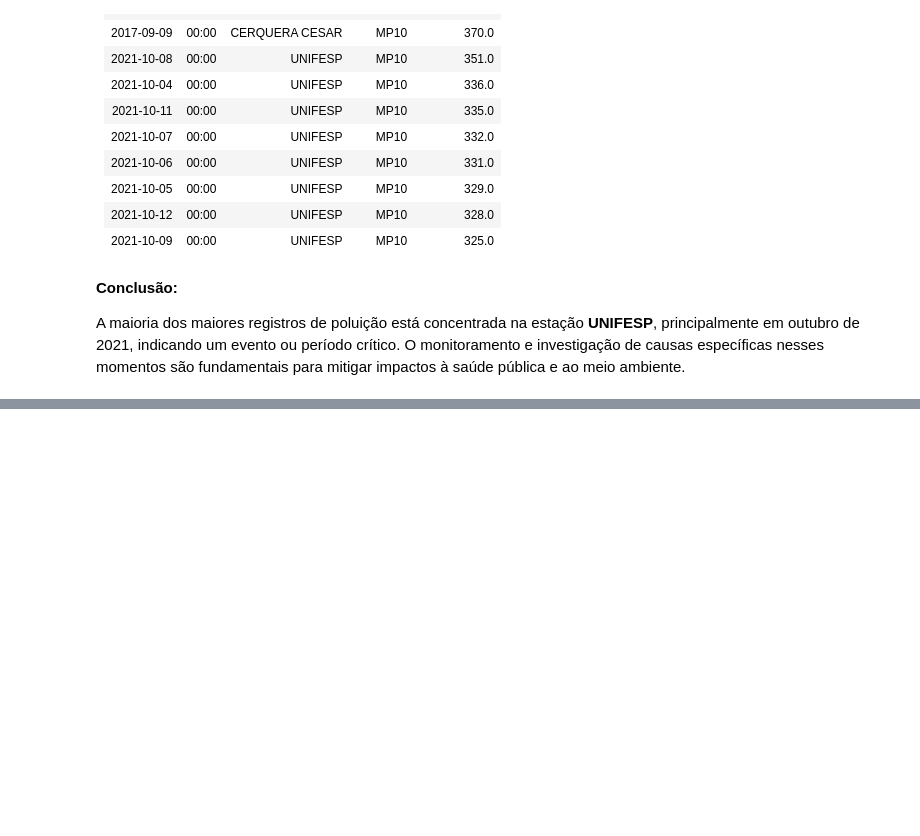
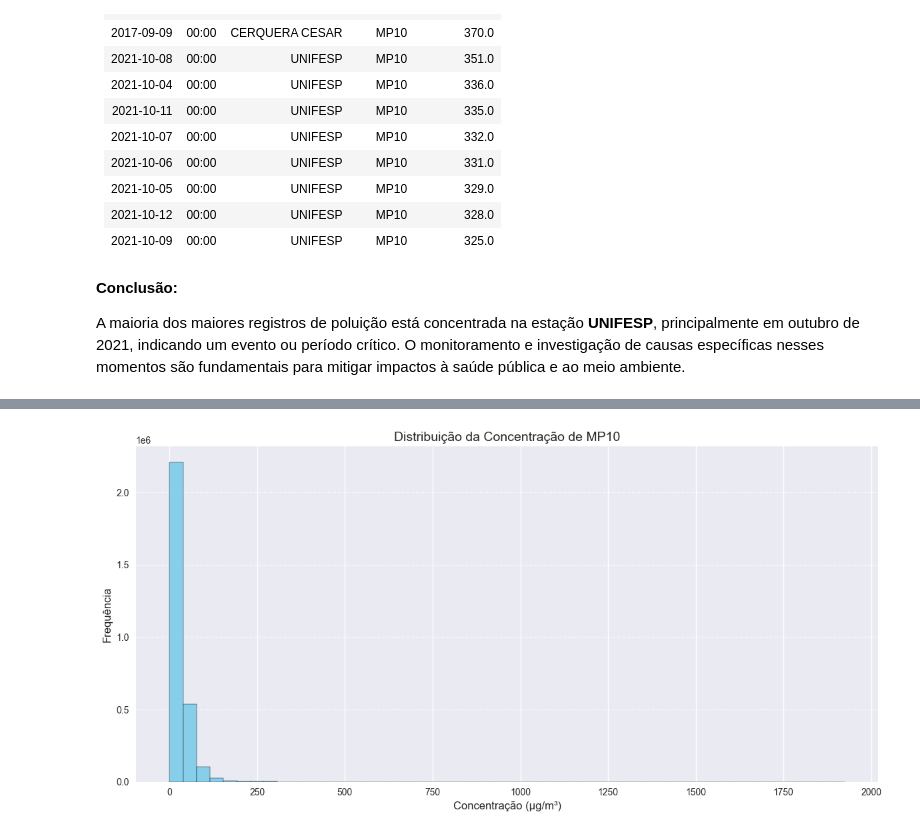
Before and after one commit to Jackson-Ramos/218606---ELABORAR-RELAT-RIO-ANAL-TICO-DE-DATA-SCIENCE, a Jupyter notebook: poluicao.ipynb, the cells around one changed output, grey strips where cells are left out. Saved outputs shown, nothing was run; the diff lists cells and outputs as text; code cells hidden in the pictures; blank space fills up the shorter version.

```diff
--- a/poluicao.ipynb
+++ b/poluicao.ipynb
@@ -764,0 +1051,20 @@ Registros com maiores níveis de poluição:
+# %%
+df_mp10 = df[df['Poluente'] == 'MP10'].copy()
+
+# Convertendo a coluna 'Data' para datetime
+df_mp10['Data'] = pd.to_datetime(df_mp10['Data'])
+
+# Ordenando os dados por data
+df_mp10 = df_mp10.sort_values(by='Data')
+
+# Plotando o histograma da concentração de MP10
+plt.figure(figsize=(12, 6))
+plt.hist(df_mp10['Valor'], bins=50, color='skyblue', edgecolor='black')
+plt.title('Distribuição da Concentração de MP10', fontsize=14)
+plt.xlabel('Concentração (µg/m³)', fontsize=12)
+plt.ylabel('Frequência', fontsize=12)
+plt.grid(axis='y', linestyle='--', alpha=0.7)
+plt.tight_layout()
+plt.show()
+# %% [output]
+[figure, added]
```
Also changed, not shown: parts of 18 cells of this notebook.
